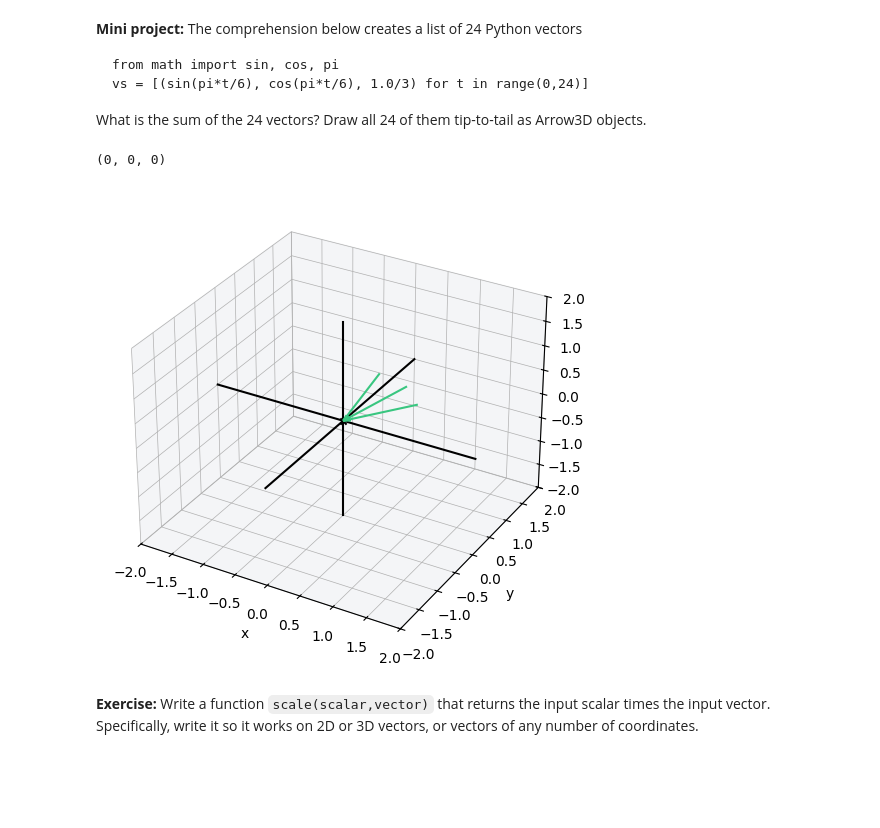
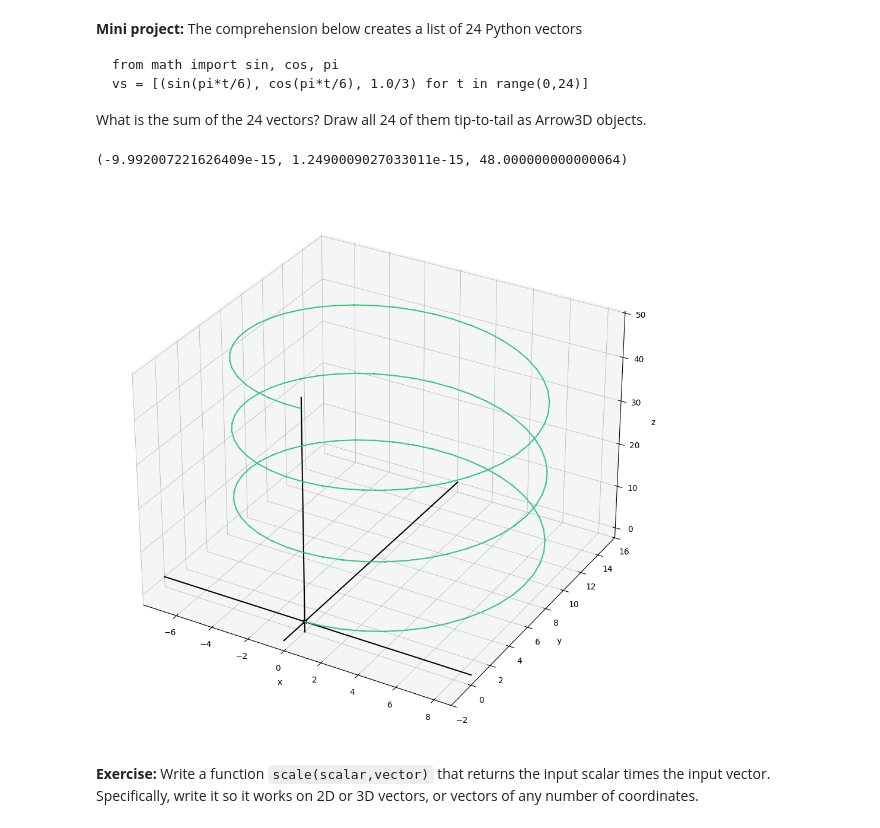
Before and after one commit to aalimian/Math-for-Programmers, a Jupyter notebook: Chapter 03/ch03_walkthrough.ipynb, the cells around one changed output. Cells and saved outputs as stored; diff of their text form; code cells hidden in the pictures; blank space fills up the shorter version.

```diff
--- a/Chapter 03/ch03_walkthrough.ipynb
+++ b/Chapter 03/ch03_walkthrough.ipynb
@@ -138,22 +138,23 @@ vs = [(sin(pi*t/6), cos(pi*t/6), 1.0/3) for t in range(0,24)]
 What is the sum of the 24 vectors?  Draw all 24 of them tip-to-tail as Arrow3D objects.
 # %%
 from math import sin, cos, pi
-vs = [(sin(pi*t/6), cos(pi*t/6), 1.0/3) for t in range(0,3)]
+vs = [(cos(pi*t/24), sin(pi*t/24), 1.0/3) for t in range(0,144)]
 
 currentSum = (0,0,0)
 arrows = []
 for vector in vs:
     nextSum = add(currentSum, vector)
     arrows.append(Arrow3D(currentSum, nextSum))
-    # currentSum = nextSum
+    currentSum = nextSum
 
 print(currentSum)
 draw3d(
-    *arrows
+    *arrows,
+    width=12
 )
 # %% [output]
-(0, 0, 0)
+(-9.992007221626409e-15, 1.2490009027033011e-15, 48.000000000000064)
-[figure, old version]
+[figure, new version]
 # %% [markdown]
 **Exercise:** Write a function `scale(scalar,vector)` that returns the input scalar times the input vector.  Specifically, write it so it works on 2D or 3D vectors, or vectors of any number of coordinates.
 # %% [markdown]
```
